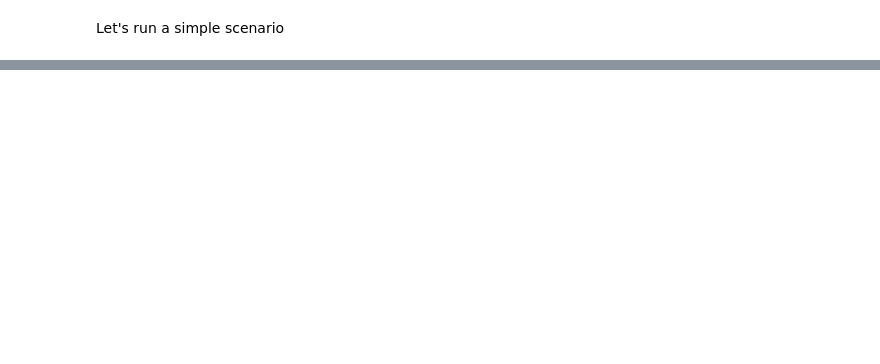
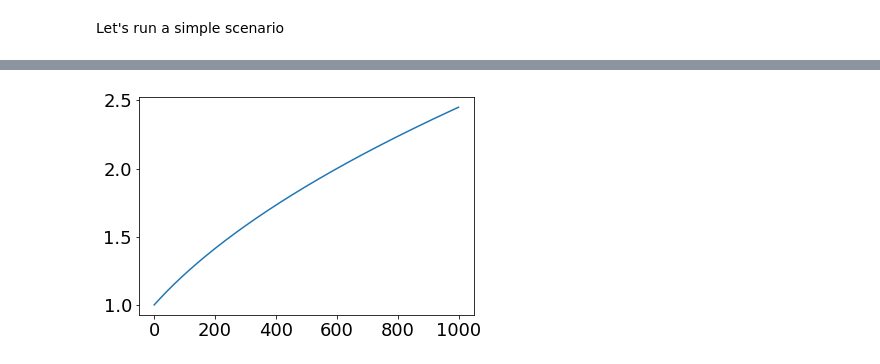
Before and after one commit to computablelabs/economics, a Jupyter notebook: simple_lifecycle.ipynb, the cells around one changed output, grey strips where cells are left out. Saved outputs shown, nothing was run; the diff lists cells and outputs as text; code cells hidden in the pictures; blank space fills up the shorter version.

```diff
--- a/simple_lifecycle.ipynb
+++ b/simple_lifecycle.ipynb
@@ -55,0 +95,6 @@ Withdraw at 0.2107 ETH per CMT
+# %%
+fig, ax = plt.subplots()
+ax.plot(x, costs_to_stake)
+plt.show()
+# %% [output]
+[figure, added]
```
Also changed, not shown: parts of 9 cells of this notebook, 1 other file.
